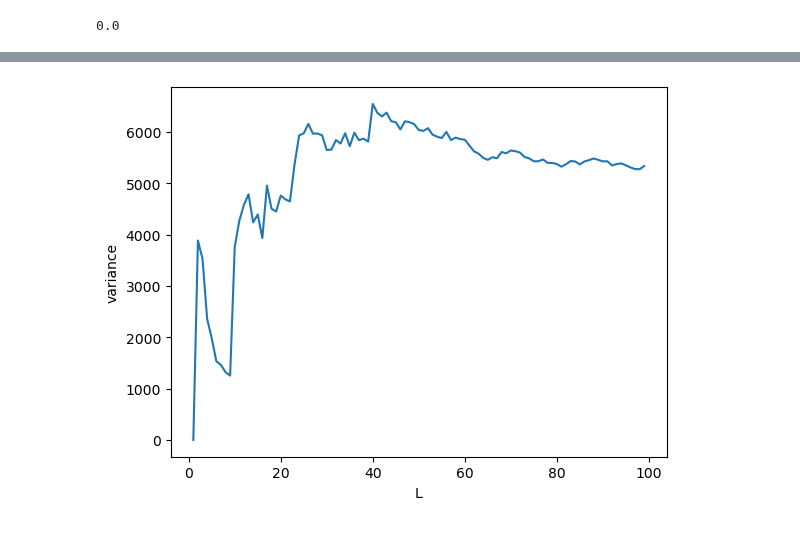
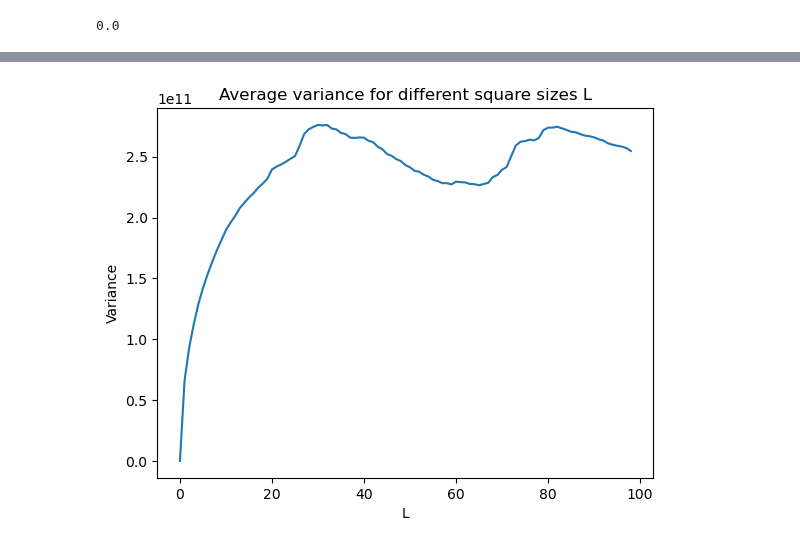
Before and after one commit to aM0NKE/ComplexSystemSimulation, a Jupyter notebook: mesa-schelling/WealthSegregation.ipynb, the cells around one changed output, grey strips where cells are left out. Drawn from its saved outputs; the diff is of its cells as text; code cells hidden in the pictures.

```diff
--- a/mesa-schelling/WealthSegregation.ipynb
+++ b/mesa-schelling/WealthSegregation.ipynb
@@ -81,4 +91,24 @@ wealth_on_grid = WealthOnGrid(model)
 # %%
-WealthSegregation(model, wealth_on_grid)
+x = random.randint(0, model.grid.width-1)
+y = random.randint(0, model.grid.width-1)
+
+var_list = WealthSegregation(model, wealth_on_grid, x, y)
-# %% [output]
-[figure, removed]
+# %%
+# Taking the average variance of the WealthSegregation function for every possible starting coordinate (x,y)
+vars = np.zeros(model.grid.width-1)
+
+for x in range(0,model.grid.width):
+    for y in range(0, model.grid.height):
+        var_list = WealthSegregation(model, wealth_on_grid, x, y)
+        vars += var_list
+
+average_vars = vars/model.grid.width
+L = np.array(range(0, model.grid.width-1))
+
+plt.plot(L, average_vars)
+plt.title("Average variance for different square sizes L")
+plt.xlabel("L")
+plt.ylabel("Variance")
+plt.show()
+# %% [output]
+[figure, added]
```
Also changed, not shown: parts of 7 cells of this notebook.
